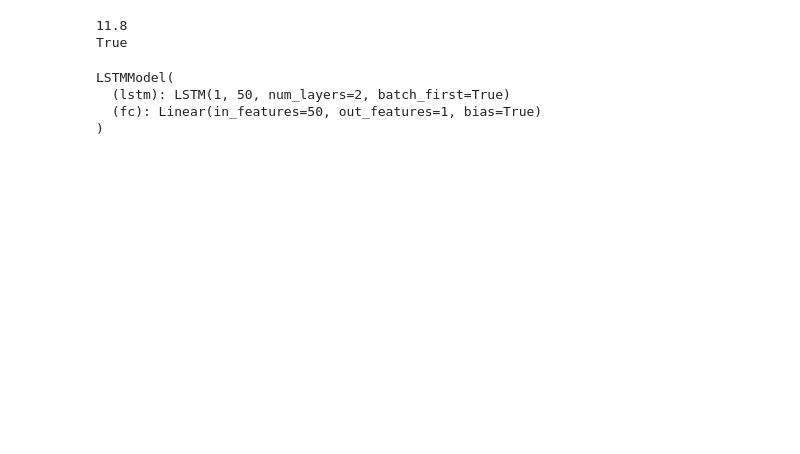
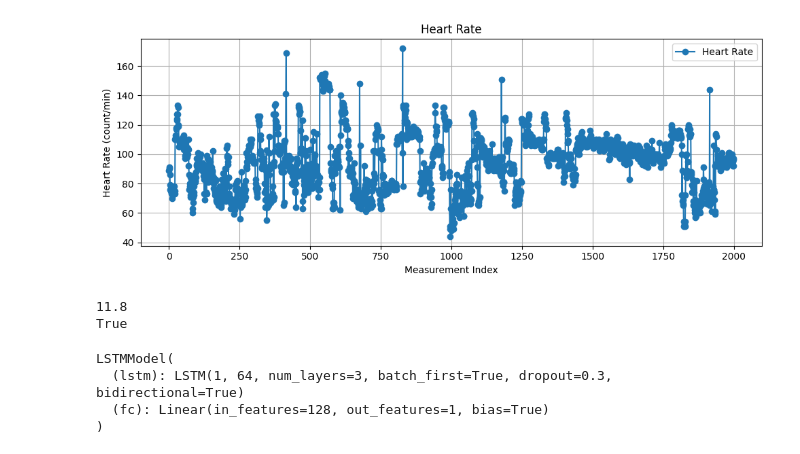
Before and after one commit to 0right0705/PPG-Analysis, a Jupyter notebook: HeartRatesLSTM.ipynb, the cells around one changed output. Saved outputs shown, nothing was run; the diff lists cells and outputs as text; code cells hidden in the pictures; blank space fills up the shorter version.

```diff
--- a/HeartRatesLSTM.ipynb
+++ b/HeartRatesLSTM.ipynb
@@ -24,6 +34,7 @@ data.head()
 # %%
 import numpy as np
 
+'''
 def makeNumpyData(data):
     """ Pandas DataFrame의 '심박수_배열' 열을 NumPy 배열로 변환
         - 0이거나 숫자가 아닌 값은 제외
@@ -43,6 +54,26 @@ def makeNumpyData(data):
             print(f"변환 오류 발생: {row} - {e}")
 
     return np.array(ppg_data_cleaned, dtype=np.int32)
+'''
+
+def makeNumpyData(data):
+    """ DataFrame에서 'Heart rate'에 해당하는 Value만 추출해 NumPy 배열로 반환
+        - 0이거나 숫자가 아닌 값은 제외
+    """
+    # 'Heart rate'인 행만 필터링
+    heart_rate_values = data[data['MeasureName'] == 'Heart rate']['Value']
+
+    # 숫자 변환 및 0 제거
+    cleaned = []
+    for val in heart_rate_values:
+        try:
+            num = float(val)
+            if num != 0:
+                cleaned.append(num)
+        except ValueError:
+            print(f"변환 오류: {val}")
+
+    return np.array(heart_rate_values, dtype=np.float32)
 
 def createSequence(data, seq_length):
     """ 시퀀스 데이터 및 레이블 생성 """
@@ -103 +134,22 @@ X_test.shape: torch.Size([671405, 40, 1]) y_test.shape: torch.Size([671405])
+# %%
+##데이터 시각화##
+
+# 심박수 NumPy 배열 생성
+heart_rate_array = makeNumpyData(data)
+
+# 그래프 시각화
+subset = heart_rate_array[:2000]
+
+# 그래프 시각화
+plt.figure(figsize=(10, 4))
+plt.plot(subset, marker='o', linestyle='-', label='Heart Rate')
+plt.title('Heart Rate')
+plt.xlabel('Measurement Index')
+plt.ylabel('Heart Rate (count/min)')
+plt.grid(True)
+plt.legend()
+plt.tight_layout()
+plt.show()
+# %% [output]
+[figure, added]
 # %%
@@ -135,19 +179,20 @@ True
 # %%
 # 모델, 손실 함수, 옵티마이저 설정
 device = torch.device("cuda" if torch.cuda.is_available() else "cpu")
-model = model.to(device)  # 모델도 GPU로 보내기 # If NVIDIA GPU exist, then use cuda, if not, use CPU
+
+model = LSTMModel().to(device)  # <- 여기를 먼저 실행
 print(model)
-model = LSTMModel().to(device)
+
 criterion = nn.MSELoss()
-optimizer = optim.Adam(model.parameters(), lr=0.001)
+optimizer = optim.Adam(model.parameters(), lr=0.0001)
 
 # 데이터도 GPU로 이동
 X_train, y_train = X_train.to(device), y_train.to(device)
 X_test, y_test = X_test.to(device), y_test.to(device)
 # %% [output]
 LSTMModel(
-  (lstm): LSTM(1, 50, num_layers=2, batch_first=True)
-  (fc): Linear(in_features=50, out_features=1, bias=True)
+  (lstm): LSTM(1, 64, num_layers=3, batch_first=True, dropout=0.3, bidirectional=True)
+  (fc): Linear(in_features=128, out_features=1, bias=True)
 )
 # %%
 device = torch.device("cuda" if torch.cuda.is_available() else "cpu")
```
Also changed, not shown: parts of 4 cells of this notebook, 3 other files.
